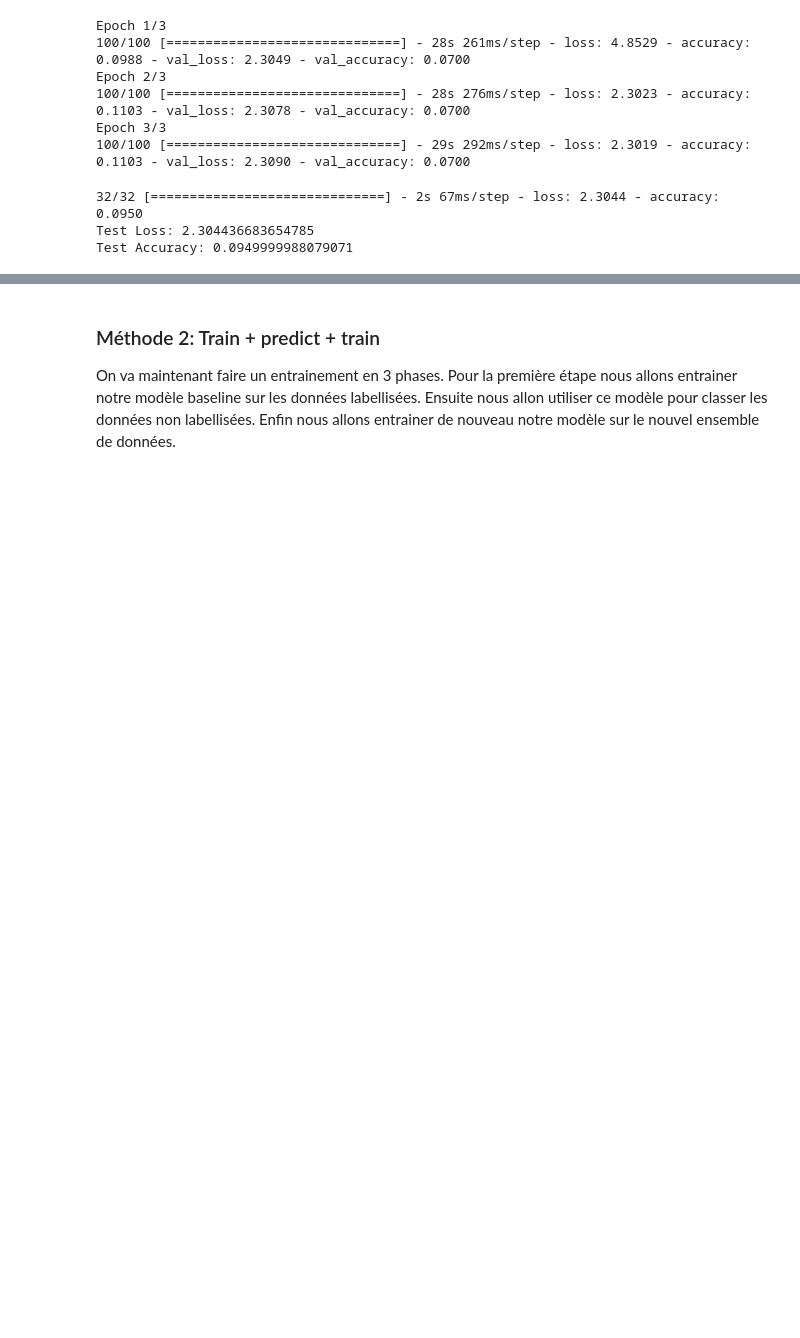
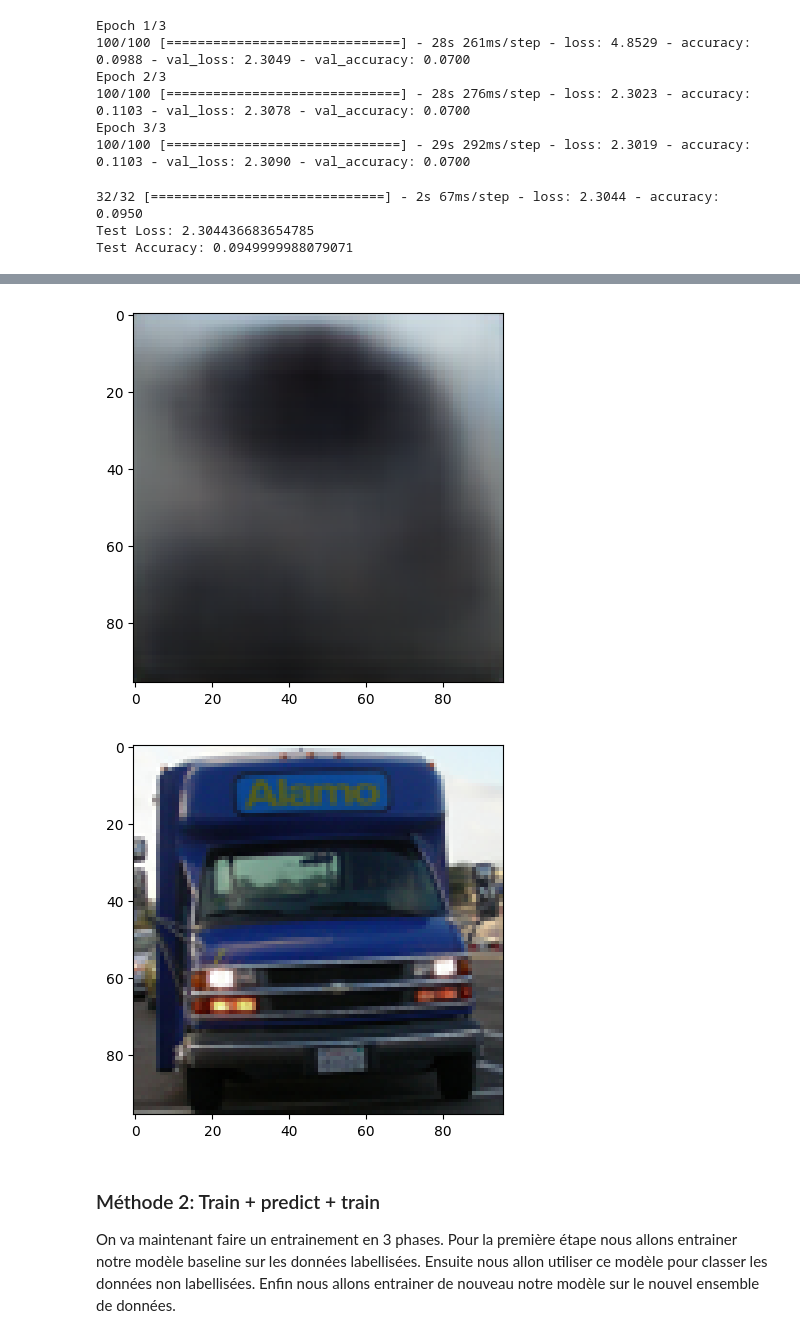
Before and after one commit to ramamo17/ComputerVisionIASD, a Jupyter notebook: Projet_Deep_Learning_pour_les_images.ipynb, the cells around one changed output, grey strips where cells are left out. Drawn from its saved outputs; the diff is of its cells as text; code cells hidden in the pictures; blank space fills up the shorter version.

```diff
--- a/Projet_Deep_Learning_pour_les_images.ipynb
+++ b/Projet_Deep_Learning_pour_les_images.ipynb
@@ -721,0 +754,2 @@ Epoch 30/30
+# %%
+predicted_val_images_unlabeled = autoencoder.predict(val_images_unlabeled)
@@ -722,3 +758,10 @@ Epoch 30/30
+# %%
+indice = 10
+plot_image(predicted_val_images_unlabeled[indice])
+plot_image(val_images_unlabeled[indice])
+# %% [output]
+[figure, added]
+[figure, added]
 # %% [markdown]
 ### Méthode 2: Train + predict + train
 On va maintenant faire un entrainement en 3 phases. Pour la première étape nous allons entrainer notre modèle baseline sur les données labellisées. Ensuite nous allon utiliser ce modèle pour classer les données non labellisées. Enfin nous allons entrainer de nouveau notre modèle sur le nouvel ensemble de données.
```
Also changed, not shown: parts of 8 cells of this notebook.
